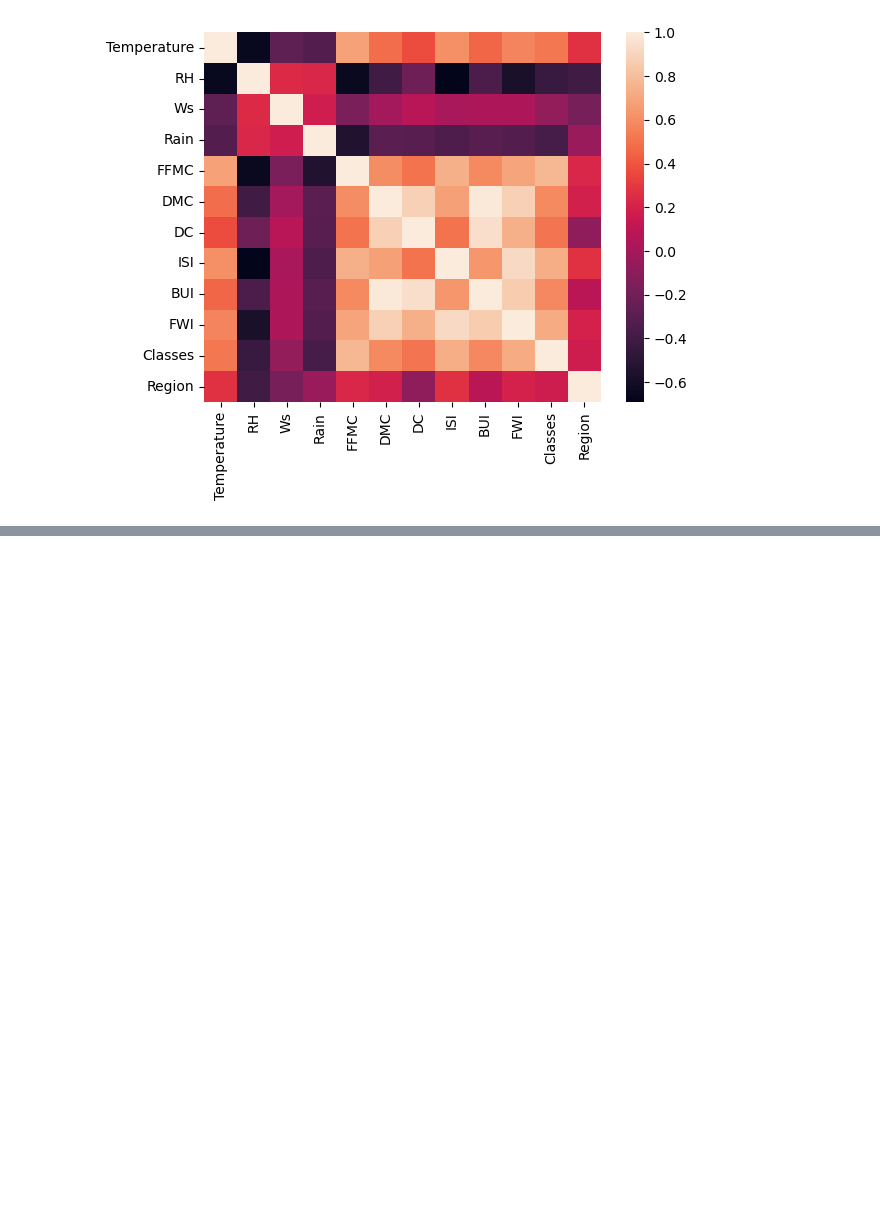
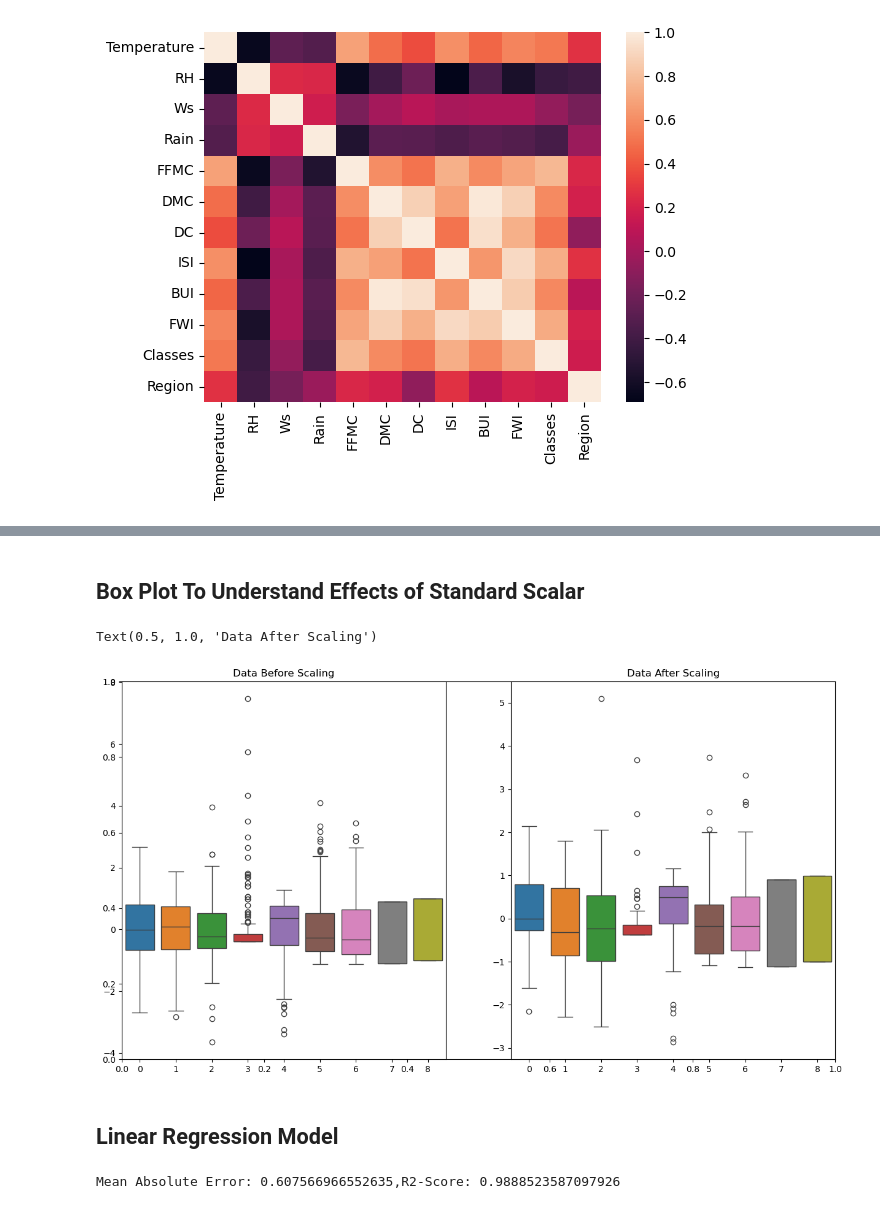
Before and after one commit to awais4212/Data-Science-Basics, a Jupyter notebook: Machine Learning/algerian_forest.ipynb, the cells around one changed output, grey strips where cells are left out. Saved outputs shown, nothing was run; the diff lists cells and outputs as text; code cells hidden in the pictures; blank space fills up the shorter version.

```diff
--- a/Machine Learning/algerian_forest.ipynb
+++ b/Machine Learning/algerian_forest.ipynb
@@ -228,0 +308,6 @@ Text(0.5, 0, 'Months')
+# %%
+corr_features=correlation(X_train,0.80)
+# %%
+### Drop Features with co-relation more than 0.80
+X_train.drop(corr_features,axis=1,inplace=True)
+X_test.drop(corr_features,axis=1,inplace=True)
@@ -228,0 +352,6 @@ Text(0.5, 0, 'Months')
+# %%
+from sklearn.preprocessing import StandardScaler
+scaler=StandardScaler()
+# %%
+X_train_scaled=scaler.fit_transform(X_train)
+X_test_scaled=scaler.transform(X_test)
@@ -228,0 +378,26 @@ Text(0.5, 0, 'Months')
+# %% [markdown]
+## Box Plot To Understand Effects of Standard Scalar
+# %%
+plt.subplots(figsize=(15,8))
+plt.subplot(1,2,1)
+sns.boxplot(data=X_train)
+plt.title('Data Before Scaling')
+plt.subplot(1,2,2)
+sns.boxplot(data=X_test_scaled)
+plt.title('Data After Scaling')
+# %% [output]
+Text(0.5, 1.0, 'Data After Scaling')
+[figure, added]
+# %% [markdown]
+## Linear Regression Model
+# %%
+from sklearn.linear_model import LinearRegression
+from sklearn.metrics import mean_absolute_error, r2_score
+regression=LinearRegression()
+regression.fit(X_train_scaled,y_train)
+y_pred=regression.predict(X_test_scaled)
+mae=mean_absolute_error(y_test,y_pred)
+r2=r2_score(y_test,y_pred)
+print(f'Mean Absolute Error: {mae},R2-Score: {r2}')
+# %% [output]
+Mean Absolute Error: 0.607566966552635,R2-Score: 0.9888523587097926
```
Also changed, not shown: parts of 47 cells of this notebook, 7 other files.
